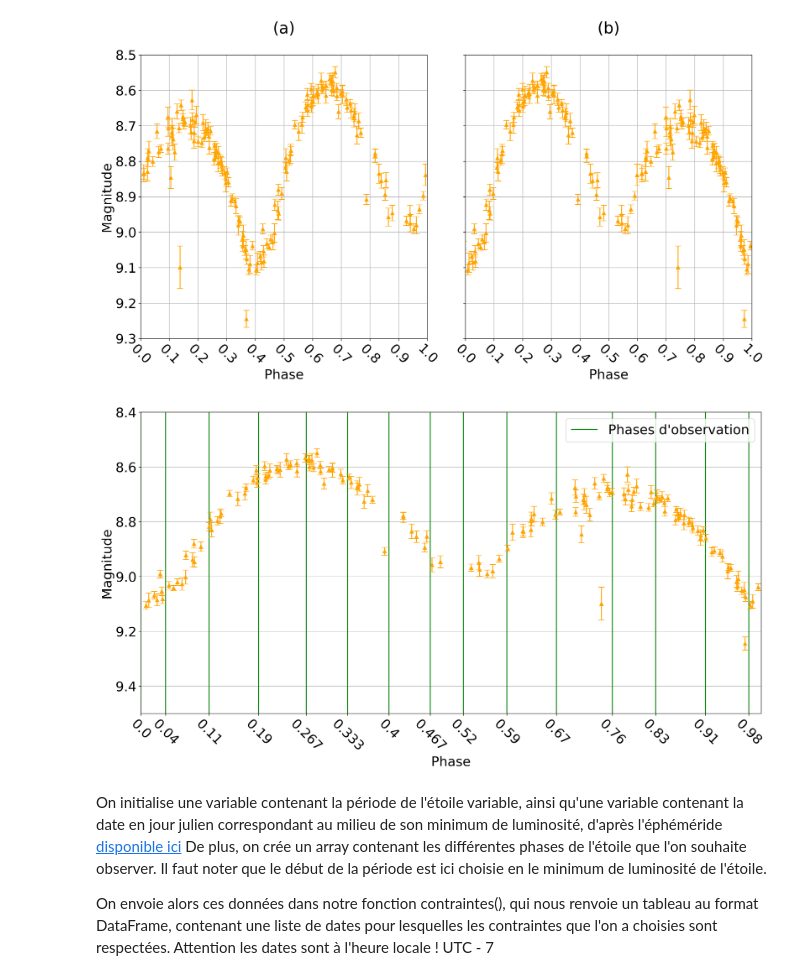
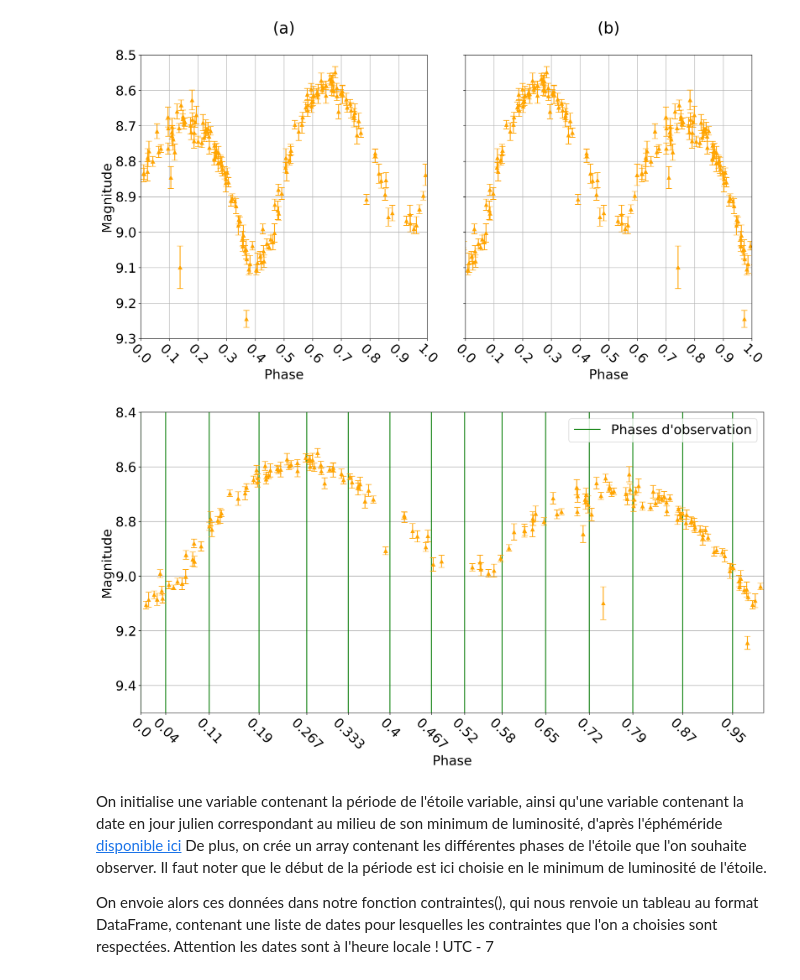
Before and after one commit to nicolasGrim/stage_astro, a Jupyter notebook: Calcul dates d'observation du boo.ipynb, the cells around one changed output. Drawn from its saved outputs; the diff is of its cells as text; code cells hidden in the pictures.

```diff
--- a/Calcul dates d'observation du boo.ipynb
+++ b/Calcul dates d'observation du boo.ipynb
@@ -141,7 +151,7 @@ fig.savefig('figures/cds_luminosite_centree.png')
 # %%
 
 phases = np.linspace(0, 1, 16)
-phases[-8:] = [0.52 , 0.59, 0.67,0.76, 0.83, 0.91, 0.98, 1.0]
+phases[-8:] = [0.52 , 0.58, 0.65 ,0.72, 0.79, 0.87, 0.95, 1.0]
 phases[:4] = [0, 0.04, 0.11, 0.19]
 phases = phases[:-1]
 
@@ -159,34 +169,34 @@ ax.vlines(phases, 8.4, 9.5, color = 'g', label = 'Phases d\'observation')
 
 """
 y = np.linspace(8.4, 9.5, 50)
 x = np.ones_like(y)
 ax.errorbar(x, y, xerr = 0.0104/2, color = 'g', fmt = 'none', capsize = 5, label = 'Phases d\'observation')
 for n in range(len(phases)):
     x = np.ones_like(y)*phases[n]
     ax.errorbar(x, y, xerr = 0.0104/2, color = 'g', fmt = 'none', capsize = 5)
 """
 
 
 
 
 ax.set_xlim(0, 1)
 ax.set_xlabel('Phase')
 
 ax.set_ylim(8.4, 9.5)
 ax.set_ylabel('Magnitude')
 ax.invert_yaxis()
 
 ax.set_xticks(phases)
 ax.set_xticklabels(np.around(phases, 3), rotation = -45)
 ax.grid()
 
 ax.legend()
 
 fig.tight_layout()
 
 fig.savefig('figures/cds_luminosite_centree_phases')
 # %% [output]
-[figure, old version]
+[figure, new version]
 # %% [markdown]
 On initialise une variable contenant la période de l'étoile variable, ainsi qu'une variable contenant la date en jour julien correspondant au milieu de son minimum de luminosité, d'après l'éphéméride [disponible ici]('https://www.aavso.org/vsx/index.php?view=detail.ephemeris&nolayout=1&oid=4446' "aavso")
 De plus, on crée un array contenant les différentes phases de l'étoile que l'on souhaite observer. Il faut noter que le début de la période est ici choisie en le minimum de luminosité de l'étoile.
```
Also changed, not shown: parts of 6 cells of this notebook.
